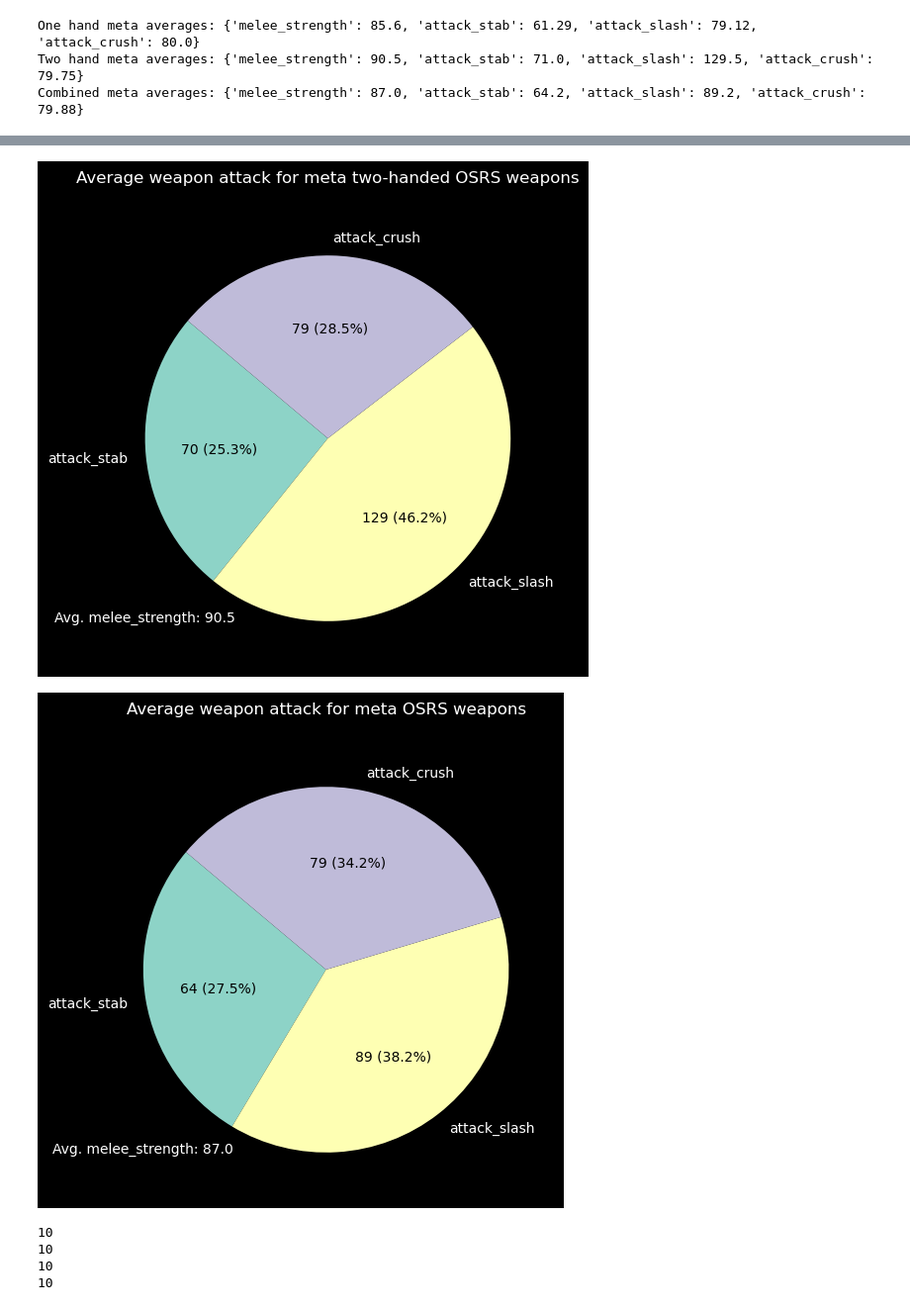
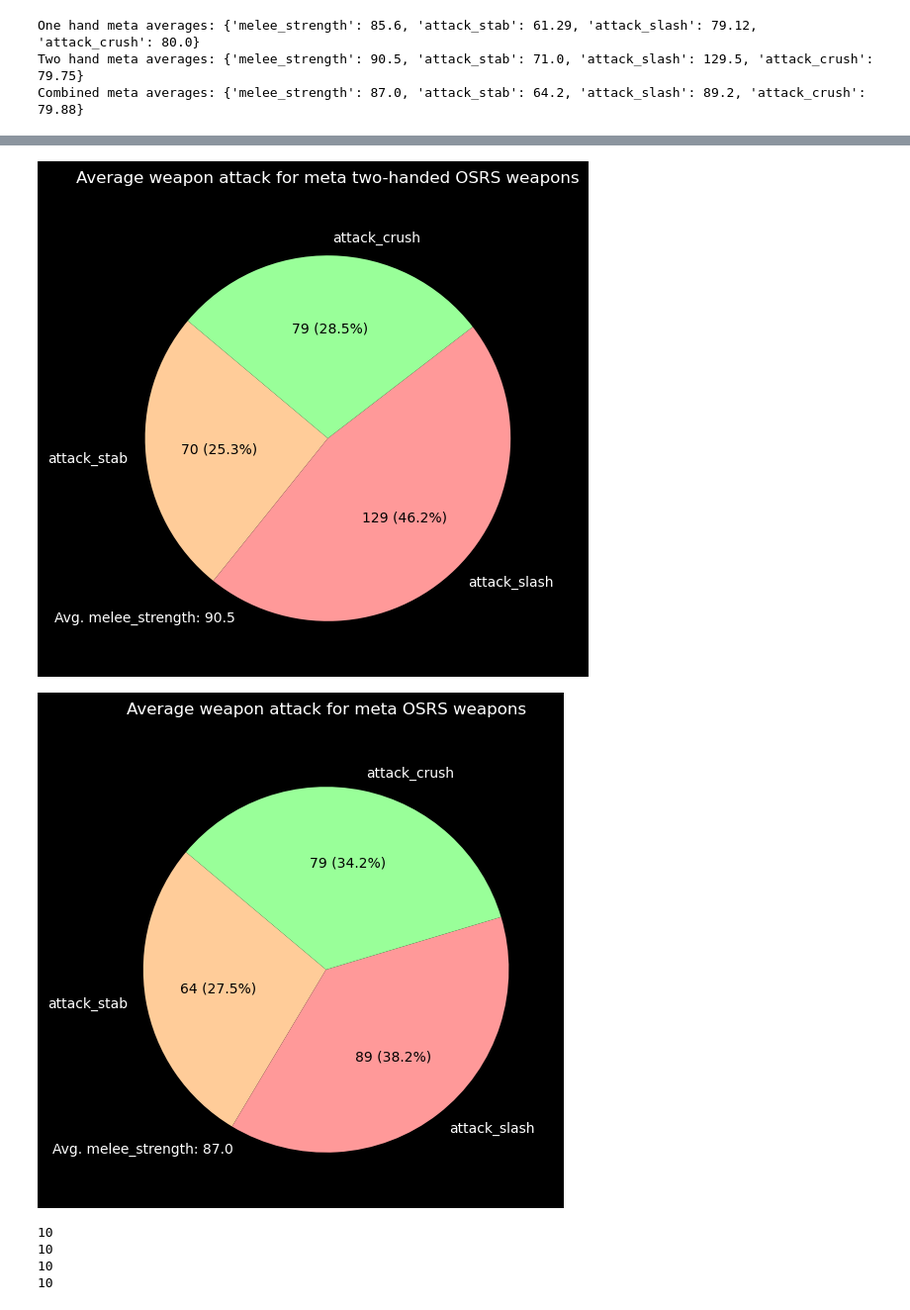
Before and after one commit to normnXT/OldSchoolRuneScapeDataVisualization, a Jupyter notebook: osrs_meta_weapon_exploration.ipynb, the cells around one changed output, grey strips where cells are left out. Shown: that part at 99% size. Cells and saved outputs as stored; diff of their text form; code cells hidden in the pictures.

```diff
--- a/osrs_meta_weapon_exploration.ipynb
+++ b/osrs_meta_weapon_exploration.ipynb
@@ -114,8 +115,8 @@ One hand meta averages: {'melee_strength': 85.6, 'attack_stab': 61.29, 'attack_s
 Two hand meta averages: {'melee_strength': 90.5, 'attack_stab': 71.0, 'attack_slash': 129.5, 'attack_crush': 79.75}
 Combined meta averages: {'melee_strength': 87.0, 'attack_stab': 64.2, 'attack_slash': 89.2, 'attack_crush': 79.88}
 # %%
-def create_attack_pie_chart(stat_averages, title, fname):
-    filtered_data = {k: v for k, v in stat_averages.items() if k != "melee_strength"}
+def create_attack_pie_chart(data, title, fname):
+    filtered_data = {k: v for k, v in data.items() if k != "melee_strength"}
     labels = filtered_data.keys()
     sizes = filtered_data.values()
 
@@ -123,7 +124,7 @@ def create_attack_pie_chart(stat_averages, title, fname):
 
     plt.figure(figsize=(8, 6))
     _, _, autotexts = plt.pie(
-        sizes, labels=labels,
+        sizes, labels=labels, colors=['#FFCC99', '#FF9999', '#99FF99'],
         autopct=lambda p: f'{int(p * sum(sizes) / 100)} ({p:.1f}%)', startangle=140
     )
 
@@ -131,7 +132,7 @@ def create_attack_pie_chart(stat_averages, title, fname):
         autotext.set_color('black')
 
     plt.title(title, pad=20)
-    plt.text(-1, -1, f'Avg. melee_strength: {stat_averages["melee_strength"]}', fontsize=10, ha='center')
+    plt.text(-1, -1, f'Avg. melee_strength: {data["melee_strength"]}', fontsize=10, ha='center')
 
     plt.savefig(f'.\images\\{fname}.png')
     plt.show()
@@ -145,5 +146,5 @@ create_attack_pie_chart(combined_averages, "Average weapon attack for meta OSRS
-[figure, old version]
+[figure, new version]
-[figure, old version]
+[figure, new version]
 # %%
 """Generates relational tuple of lists containing weapon stats from the JSON datasets for use in ternary plots. Some OSRS weapons have minor negative values in certain attack types, these have been replaced with zero due to limitations with mpltern.
 """
```
Also changed, not shown: parts of 4 cells of this notebook, 20 other files.
